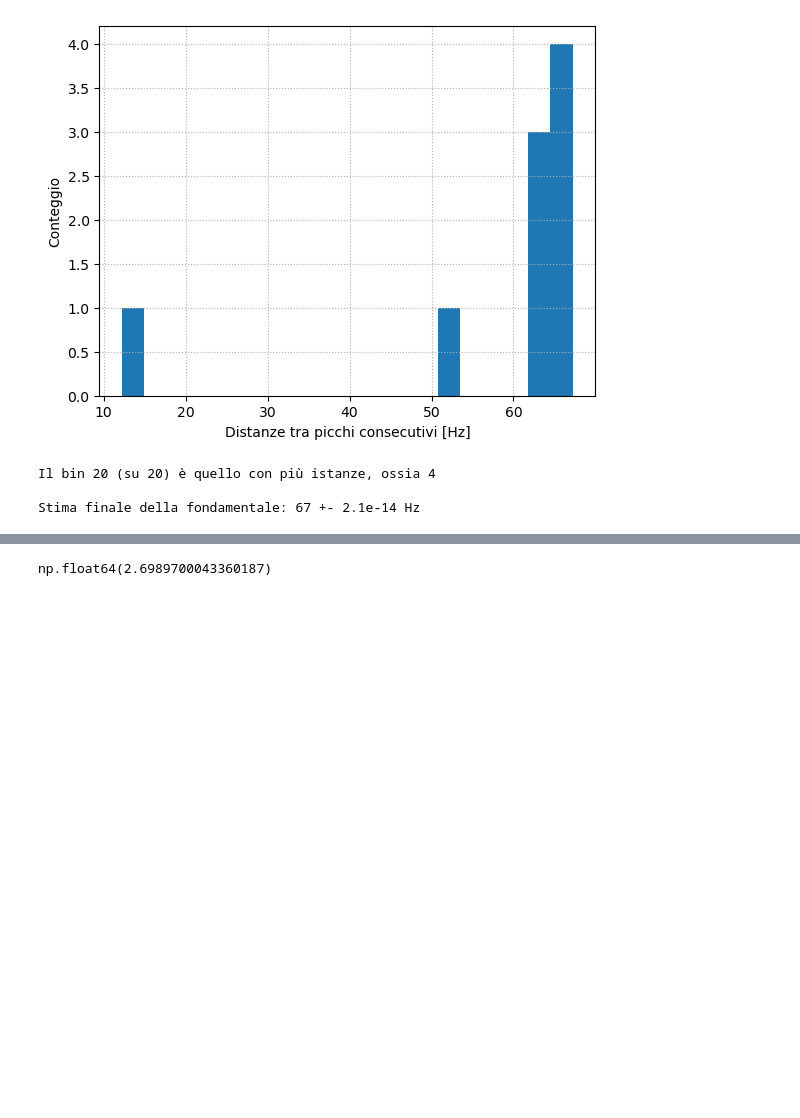
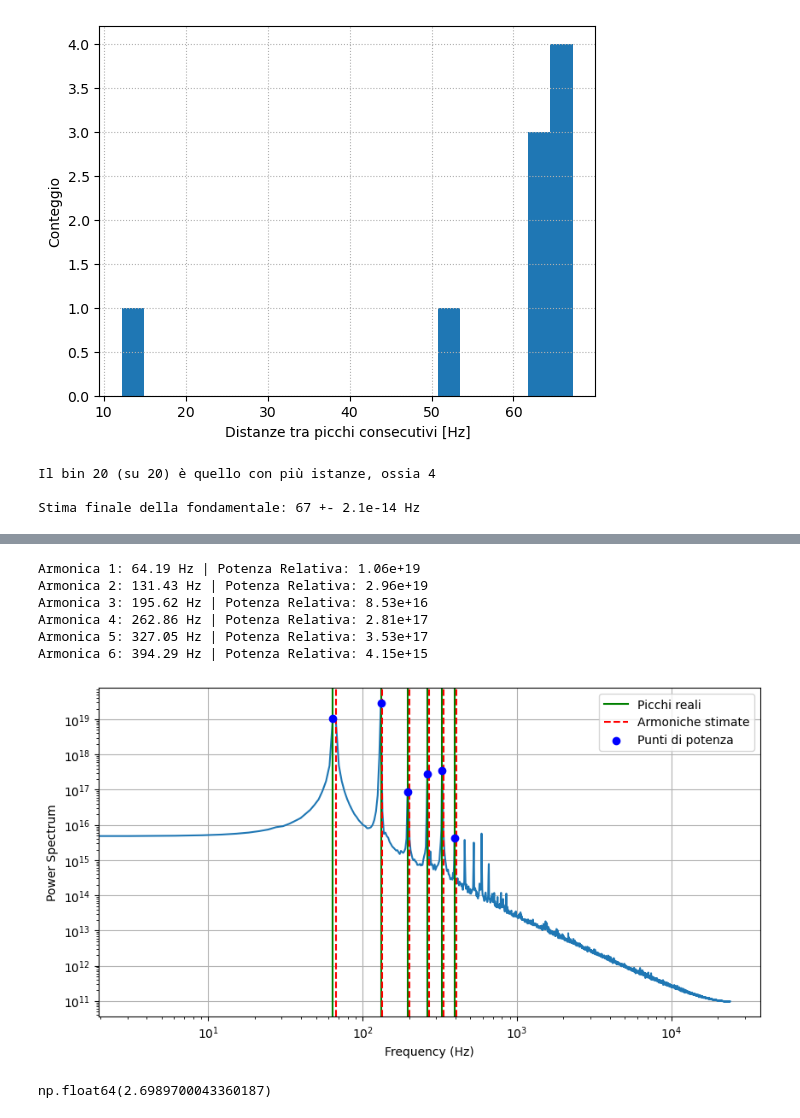
Before and after one commit to maddoc-g/3_organ_clustering, a Jupyter notebook: esperienza_3.ipynb, the cells around one changed output, grey strips where cells are left out. Cells and saved outputs as stored; diff of their text form; code cells hidden in the pictures; blank space fills up the shorter version.

```diff
--- a/esperienza_3.ipynb
+++ b/esperienza_3.ipynb
@@ -398,0 +397,55 @@ plt.show()
+# %%
+n_armoniche = 6
+harmonics_power_spectrum = []
+
+# salvo i valori di power spectrum per le armoniche stimati
+# in pratica per ogni armonica salvo il valore del power spectrum della frequenza che sto considerando
+# se ho una armonica molto vicina a quella stimata, prendo il valore del power spectrum di quella frequenza, altrimenti prendo il valore del power spectrum alla frequenza stimata (quindi il rumore di fondo)
+# uso l'array con tutte le frequenze (harmonics_array)
+
+intorno = 5
+
+for i in range(n_armoniche):
+    f_target = harmonics_array[i]
+
+    idx_target = np.argmin(np.abs(frequencies - f_target))
+
+    start = max(0, idx_target - intorno)
+    end = min(len(averaged_spectrum), idx_target + intorno + 1)
+
+    valore_potenza = np.max(averaged_spectrum[start:end])
+    harmonics_power_spectrum.append(valore_potenza)
+
+# Normalizzazione per il K-means
+# Dividiamo tutto per la potenza della fondamentale (il primo elemento)
+#A1 = harmonics_power_spectrum[0]
+#harmonics_normalizzati = [p / A1 for p in harmonics_power_spectrum]
+
+# Verifichiamo cosa abbiamo ottenuto
+for i in range(n_armoniche):
+    print(f"Armonica {i+1}: {harmonics_array[i]:.2f} Hz | Potenza Relativa: {harmonics_power_spectrum[i]:.2e}")
+# %% [output]
+Armonica 1: 64.19 Hz | Potenza Relativa: 1.06e+19
+Armonica 2: 131.43 Hz | Potenza Relativa: 2.96e+19
+Armonica 3: 195.62 Hz | Potenza Relativa: 8.53e+16
+Armonica 4: 262.86 Hz | Potenza Relativa: 2.81e+17
+Armonica 5: 327.05 Hz | Potenza Relativa: 3.53e+17
+Armonica 6: 394.29 Hz | Potenza Relativa: 4.15e+15
+# %%
+# voglio vedere i punti di power spectrum in corrispondenza delle frequenze che mi trova
+plt.figure(figsize=(10, 5))
+plt.loglog(frequencies, averaged_spectrum)
+plt.xlabel("Frequency (Hz)")
+plt.ylabel("Power Spectrum")
+plt.grid()
+for i in range(n_armoniche):
+    f = harmonics_array[i]
+    if f is not None:
+        plt.axvline(f, color='g', linestyle='-', label='Picchi reali' if i == 0 else "")
+    h = estimated_harmonics[i]
+    plt.axvline(h, color='r', linestyle='--', label='Armoniche stimate' if i == 0 else "")
+    plt.scatter(f, harmonics_power_spectrum[i], color='blue', zorder=5, label='Punti di potenza' if i == 0 else "")
+plt.legend()
+plt.show()
+# %% [output]
+[figure, added]
```
Also changed, not shown: parts of 2 cells of this notebook, 1 other file.
